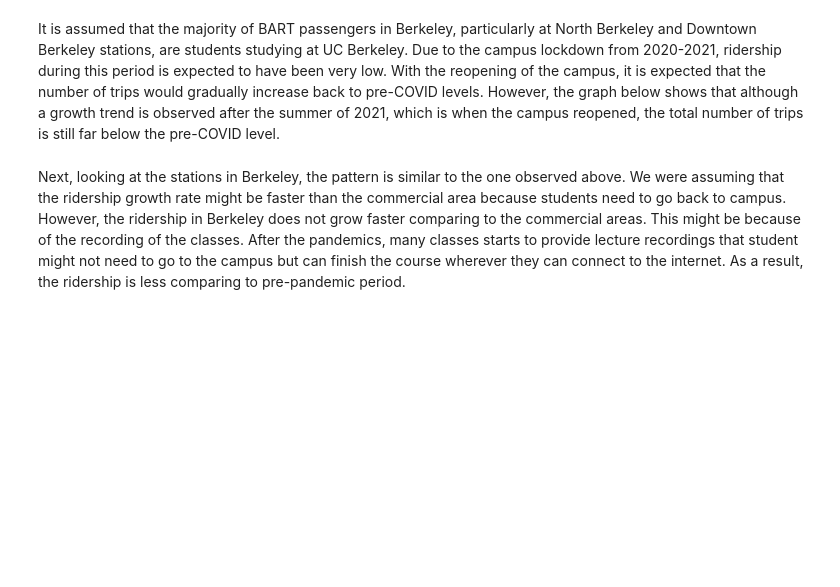
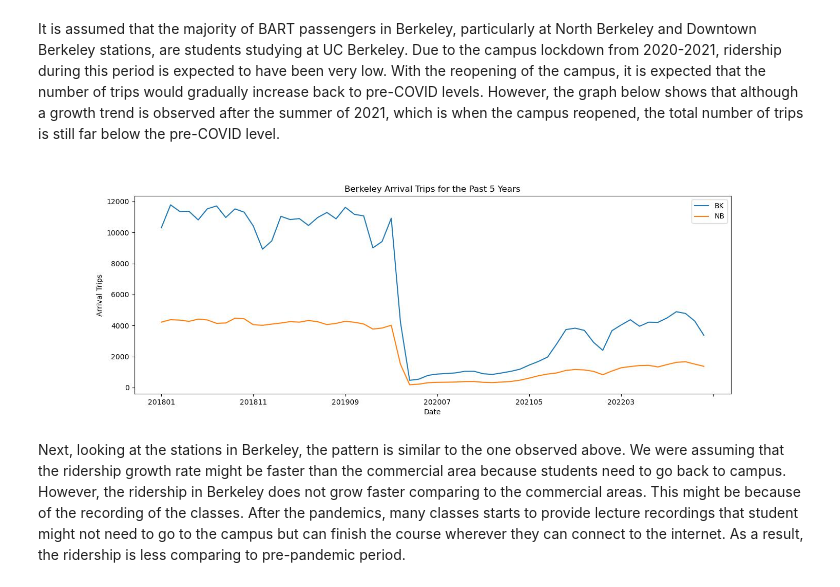
Before and after one commit to UCB-stat-159-s23/project-Group23, a Jupyter notebook: main.ipynb, the cells around one changed output. Saved outputs shown, nothing was run; the diff lists cells and outputs as text; code cells hidden in the pictures; blank space fills up the shorter version.

```diff
--- a/main.ipynb
+++ b/main.ipynb
@@ -80,7 +82,9 @@ display.Image('figures/SF CBD Arrival Trip Ratio.jpg')
 # %% [markdown]
 It is assumed that the majority of BART passengers in Berkeley, particularly at North Berkeley and Downtown Berkeley stations, are students studying at UC Berkeley. Due to the campus lockdown from 2020-2021, ridership during this period is expected to have been very low. With the reopening of the campus, it is expected that the number of trips would gradually increase back to pre-COVID levels. However, the graph below shows that although a growth trend is observed after the summer of 2021, which is when the campus reopened, the total number of trips is still far below the pre-COVID level.
 # %%
-display.Image('figures/Berkeley Arrival Trip Count.jpg')
+Image('figures/Berkeley Arrival Trip Count.jpg')
+# %% [output]
+[figure, added]
 # %% [markdown]
 Next, looking at the stations in Berkeley, the pattern is similar to the one observed above. We were assuming that the ridership growth rate might be faster than the commercial area because students need to go back to campus. However, the ridership in Berkeley does not grow faster comparing to the commercial areas. This might be because of the recording of the classes. After the pandemics, many classes starts to provide lecture recordings that student might not need to go to the campus but can finish the course wherever they can connect to the internet. As a result, the ridership is less comparing to pre-pandemic period.
 # %%
```
Also changed, not shown: parts of 14 cells of this notebook.
